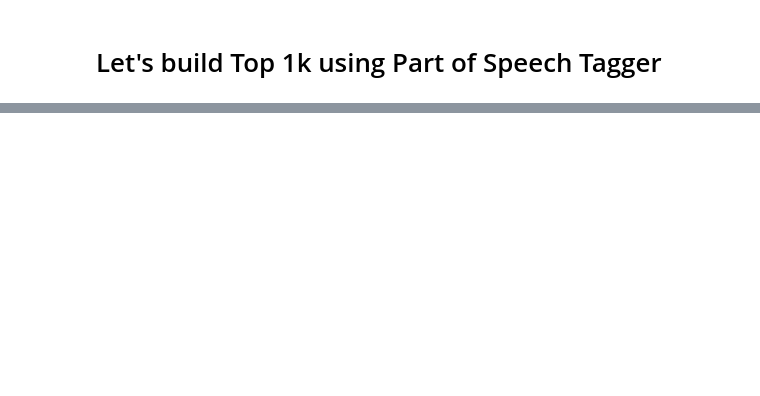
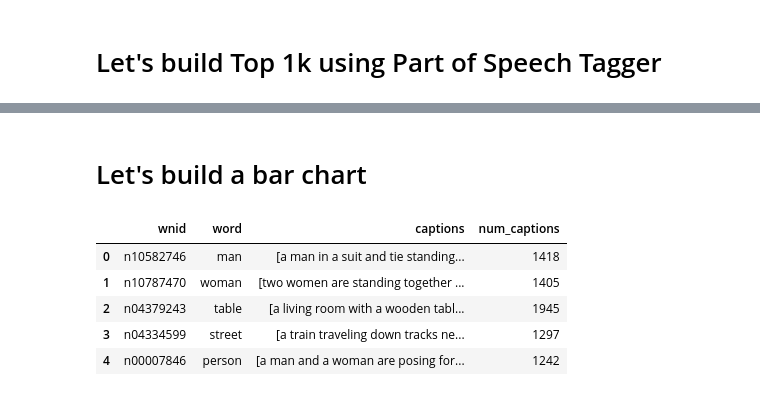
Before and after one commit to intuinno/capviz, a Jupyter notebook: experiment/analyze top 1k captions.ipynb, the cells around one changed output, grey strips where cells are left out. Saved outputs shown, nothing was run; the diff lists cells and outputs as text; code cells hidden in the pictures; blank space fills up the shorter version.

```diff
--- a/experiment/analyze top 1k captions.ipynb
+++ b/experiment/analyze top 1k captions.ipynb
@@ -102,14 +99,14 @@ print full_hypo[:5]
 # Get Direct hypo
 from collections import Counter
 errPerWord = {}
-for k,v in captions.iteritems():
-    w = top1k[k]
+for i,(k,w) in enumerate(top1k):
     wl = wnl.lemmatize(w)
     ss = wn._synset_from_pos_and_offset('n',int(k[1:]))
-    print ss
+    print ss, k, w
     direct_hypo = direct_hyponyms(ss)
     counter = Counter()
     countErr = 0
+    v = captions[k]
 
     for cap in v:
         cap_lema = [wnl.lemmatize(w) for w in nltk.word_tokenize(cap)]
@@ -137,15 +141,14 @@ Synset('white.n.01')
 # Get full hypo
 from collections import Counter
 errPerWord = {}
-for k,v in captions.iteritems():
-    w = top1k[k]
+for i,(k,w) in enumerate(top1k):
     wl = wnl.lemmatize(w)
     ss = wn._synset_from_pos_and_offset('n',int(k[1:]))
     print ss
     full_hypo = full_hyponyms(ss)
     counter = Counter()
     countErr = 0
-
+    v = captions[k]
     for cap in v:
         cap_lema = [wnl.lemmatize(w) for w in nltk.word_tokenize(cap)]
         isContains = False
@@ -182,23 +187,22 @@ def full_hyponyms_with_depth(ss):
     while len(q) > 0:
         a = q.pop(0)
         q += [{'synset': s, 'depth': a['depth']-1}
-             for s in a.hyponyms()]
-        for name in a.lemma_names():
+             for s in a['synset'].hyponyms()]
+        for name in a['synset'].lemma_names():
             full_hypo[name] = a['depth']
     return full_hypo
 # %%
 # Get full hypo with Depth
 from collections import Counter
 errPerWord = {}
-for k,v in captions.iteritems():
-    w = top1k[k]
+for i,(k,w) in enumerate(top1k):
     wl = wnl.lemmatize(w)
     ss = wn._synset_from_pos_and_offset('n',int(k[1:]))
     print ss
     full_hypo = full_hyponyms_with_depth(ss)
     counter = Counter()
     countErr = 0
-
+    v = captions[k]
     for cap in v:
         cap_lema = [wnl.lemmatize(w) for w in nltk.word_tokenize(cap)]
         isContains = False
@@ -352,0 +334,15 @@ Name: 55993, dtype: object
+# %% [markdown]
+# Let's build a bar chart
+# %%
+?df.applymap
+df = pd.DataFrame(top1k,columns=['wnid','word'])
+df['captions'] = df.apply(lambda x: captions[x.wnid], axis=1)
+df['num_captions'] = df.apply(lambda x: len(x.captions), axis=1)
+df.head()
+# %% [output]
+|  | wnid | word | captions | num_captions |
+| 0 | n10582746 | man | [a man in a suit and tie standing... | 1418 |
+| 1 | n10787470 | woman | [two women are standing together ... | 1405 |
+| 2 | n04379243 | table | [a living room with a wooden tabl... | 1945 |
+| 3 | n04334599 | street | [a train traveling down tracks ne... | 1297 |
+| 4 | n00007846 | person | [a man and a woman are posing for... | 1242 |
```
Also changed, not shown: parts of 25 cells of this notebook, 2 other files.
